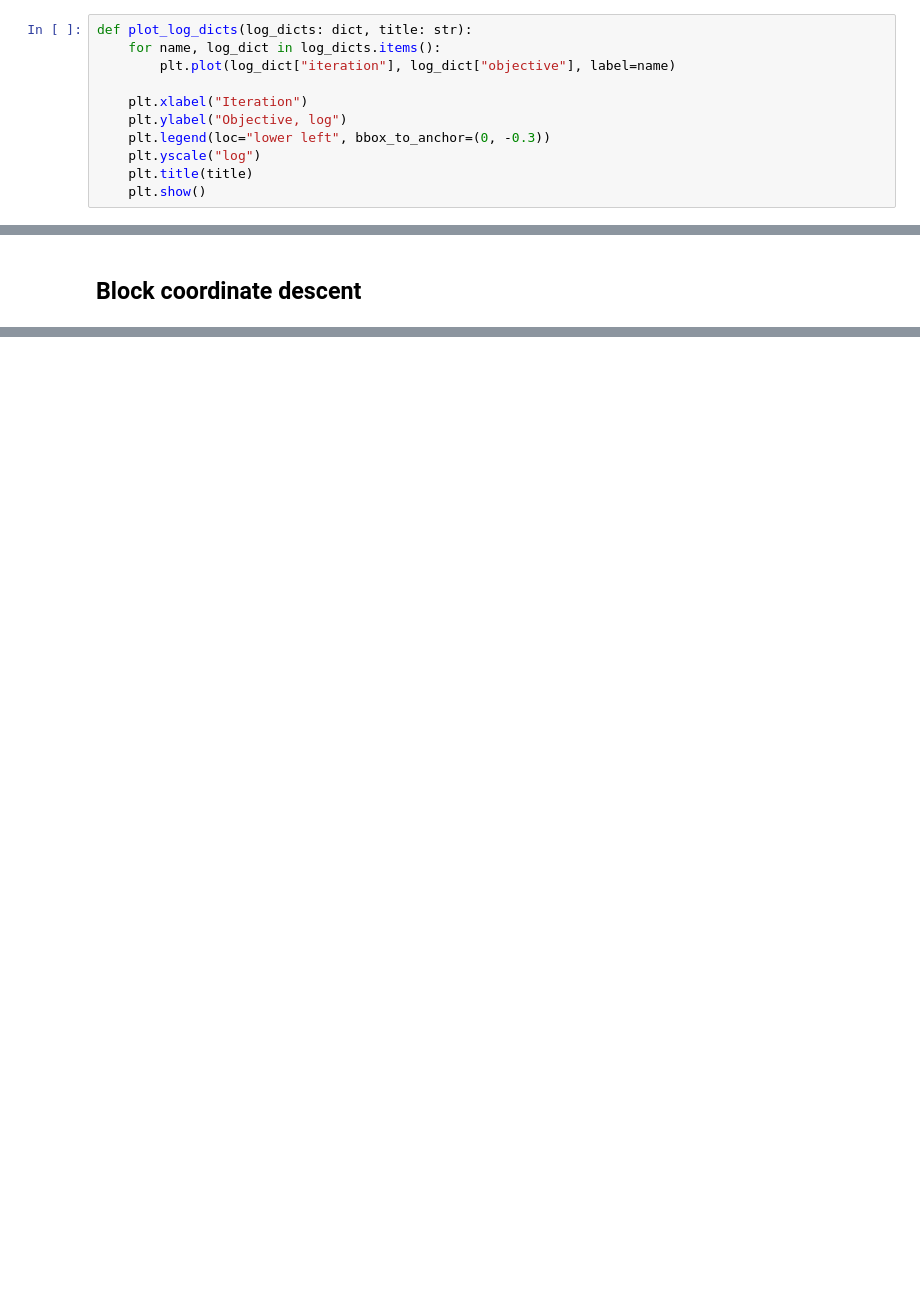
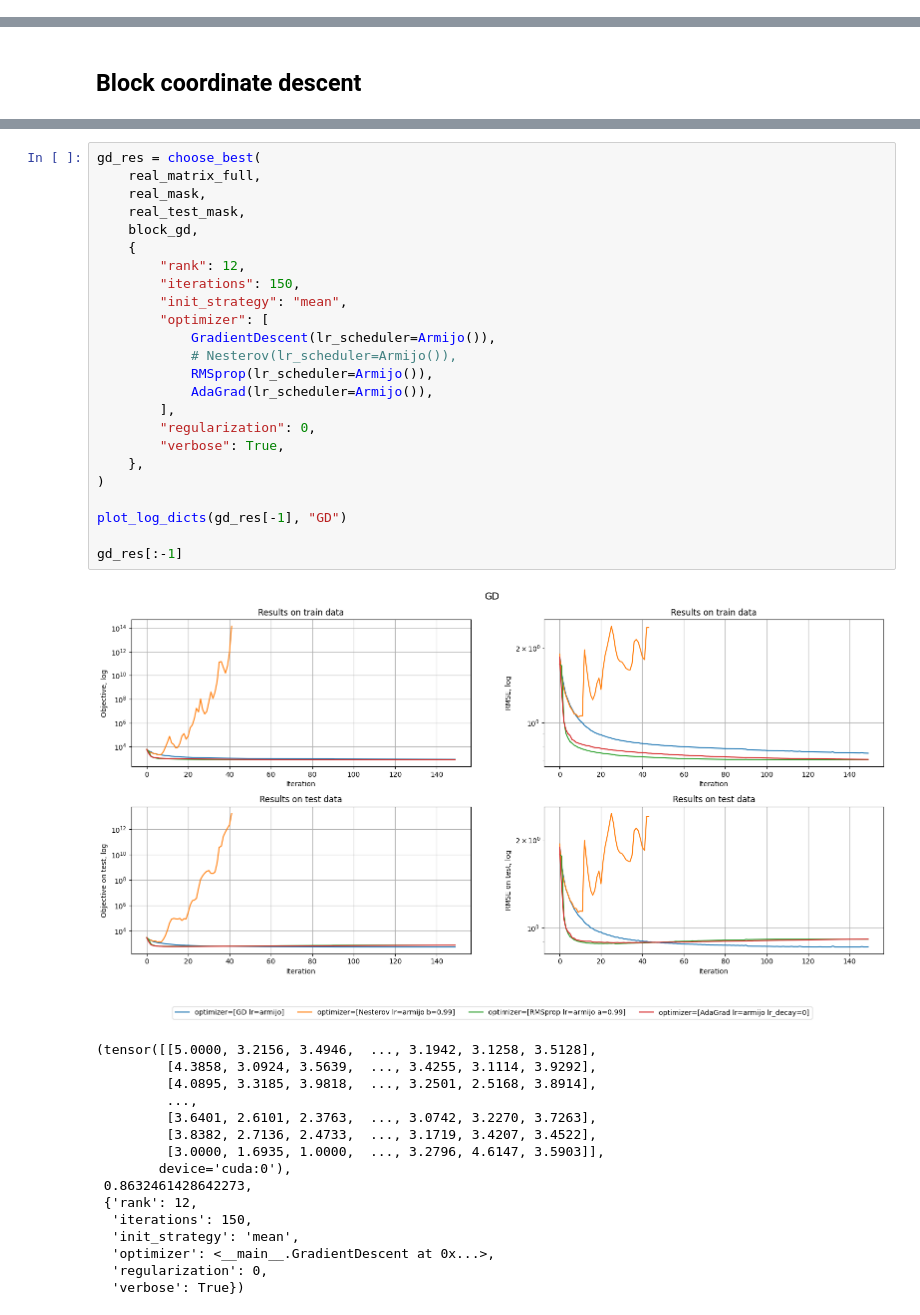
Before and after one commit to dsomni/hdda-f24, a Jupyter notebook: solution.ipynb, the cells around one changed output, grey strips where cells are left out. Cells and saved outputs as stored; diff of their text form; blank space fills up the shorter version.

```diff
--- a/solution.ipynb
+++ b/solution.ipynb
@@ -75,14 +116,3 @@ def choose_best(
             best_params = params.copy()
 
     return best_solution, best_loss, best_params, log_dicts
-# %%
-def plot_log_dicts(log_dicts: dict, title: str):
-    for name, log_dict in log_dicts.items():
-        plt.plot(log_dict["iteration"], log_dict["objective"], label=name)
-
-    plt.xlabel("Iteration")
-    plt.ylabel("Objective, log")
-    plt.legend(loc="lower left", bbox_to_anchor=(0, -0.3))
-    plt.yscale("log")
-    plt.title(title)
-    plt.show()
@@ -736,0 +1069,41 @@ save_solution(svd_res[0], decimals=5)
+# %%
+gd_res = choose_best(
+    real_matrix_full,
+    real_mask,
+    real_test_mask,
+    block_gd,
+    {
+        "rank": 12,
+        "iterations": 150,
+        "init_strategy": "mean",
+        "optimizer": [
+            GradientDescent(lr_scheduler=Armijo()),
+            # Nesterov(lr_scheduler=Armijo()),
+            RMSprop(lr_scheduler=Armijo()),
+            AdaGrad(lr_scheduler=Armijo()),
+        ],
+        "regularization": 0,
+        "verbose": True,
+    },
+)
+
+plot_log_dicts(gd_res[-1], "GD")
+
+gd_res[:-1]
+# %% [output]
+[figure, added]
+(tensor([[5.0000, 3.2156, 3.4946,  ..., 3.1942, 3.1258, 3.5128],
+         [4.3858, 3.0924, 3.5639,  ..., 3.4255, 3.1114, 3.9292],
+         [4.0895, 3.3185, 3.9818,  ..., 3.2501, 2.5168, 3.8914],
+         ...,
+         [3.6401, 2.6101, 2.3763,  ..., 3.0742, 3.2270, 3.7263],
+         [3.8382, 2.7136, 2.4733,  ..., 3.1719, 3.4207, 3.4522],
+         [3.0000, 1.6935, 1.0000,  ..., 3.2796, 4.6147, 3.5903]],
+        device='cuda:0'),
+ 0.8632461428642273,
+ {'rank': 12,
+  'iterations': 150,
+  'init_strategy': 'mean',
+  'optimizer': <__main__.GradientDescent at 0x...>,
+  'regularization': 0,
+  'verbose': True})
```
Also changed, not shown: parts of 56 cells of this notebook, 6 other files.
